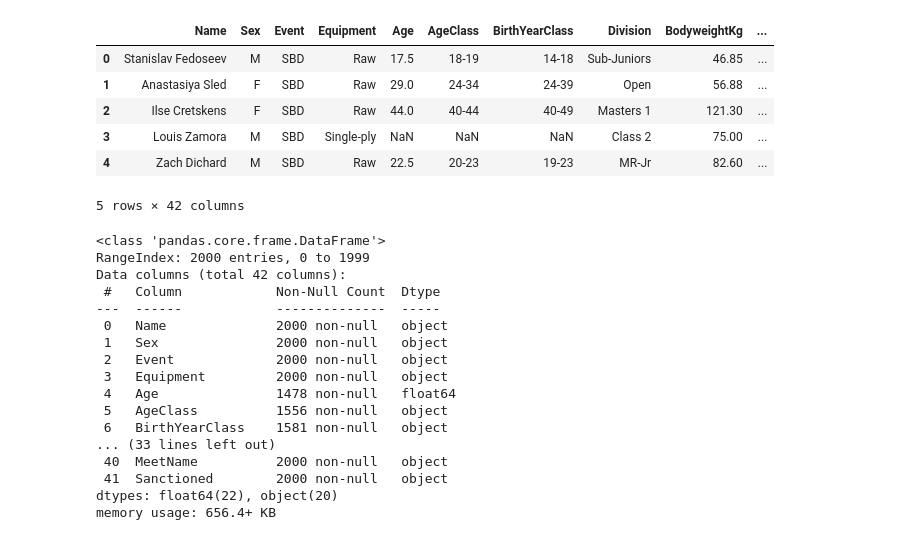
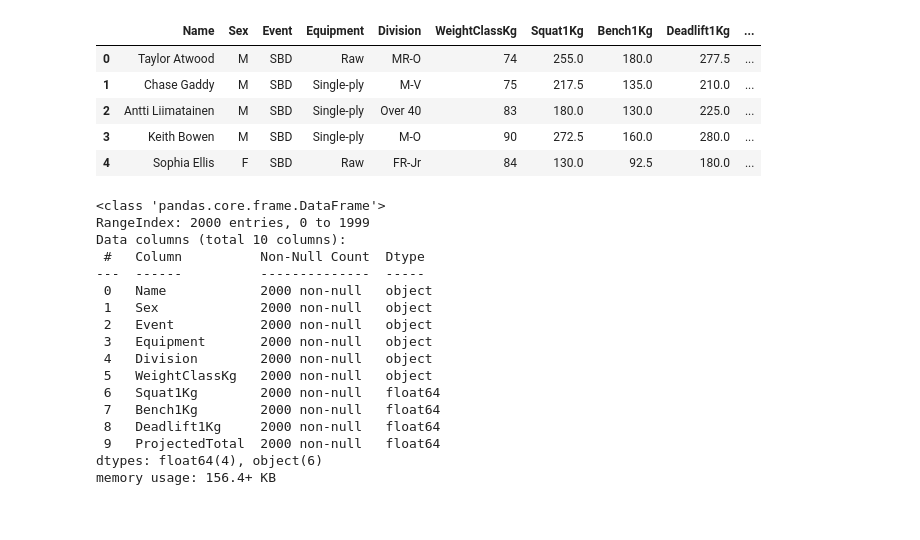
Before and after one commit to jack-mayberry/CS329E-Data-Analytics, a Jupyter notebook: Term Project/IPF_Data_Testing.ipynb, the cells around one changed output. Cells and saved outputs as stored; diff of their text form; code cells hidden in the pictures.

Commit message:
data cleaning

```diff
--- a/Term Project/IPF_Data_Testing.ipynb
+++ b/Term Project/IPF_Data_Testing.ipynb
@@ -3,36 +3,35 @@ import pandas as pd
 import numpy as np
 import matplotlib.pyplot as plt
 # %%
-df = pd.read_csv('ipf2000.csv')
+df = pd.read_csv('ipf_reg_2000.csv')
 df.head()
 # %% [output]
-|  | Name | Sex | Event | Equipment | Age | AgeClass | BirthYearClass | Division | BodyweightKg | ... |
-| 0 | Stanislav Fedoseev | M | SBD | Raw | 17.5 | 18-19 | 14-18 | Sub-Juniors | 46.85 | ... |
-| 1 | Anastasiya Sled | F | SBD | Raw | 29.0 | 24-34 | 24-39 | Open | 56.88 | ... |
-| 2 | Ilse Cretskens | F | SBD | Raw | 44.0 | 40-44 | 40-49 | Masters 1 | 121.30 | ... |
-| 3 | Louis Zamora | M | SBD | Single-ply | NaN | NaN | NaN | Class 2 | 75.00 | ... |
-| 4 | Zach Dichard | M | SBD | Raw | 22.5 | 20-23 | 19-23 | MR-Jr | 82.60 | ... |
+|  | Name | Sex | Event | Equipment | Division | WeightClassKg | Squat1Kg | Bench1Kg | Deadlift1Kg | ... |
+| 0 | Taylor Atwood | M | SBD | Raw | MR-O | 74 | 255.0 | 180.0 | 277.5 | ... |
+| 1 | Chase Gaddy | M | SBD | Single-ply | M-V | 75 | 217.5 | 135.0 | 210.0 | ... |
+| 2 | Antti Liimatainen | M | SBD | Single-ply | Over 40 | 83 | 180.0 | 130.0 | 225.0 | ... |
+| 3 | Keith Bowen | M | SBD | Single-ply | M-O | 90 | 272.5 | 160.0 | 280.0 | ... |
+| 4 | Sophia Ellis | F | SBD | Raw | FR-Jr | 84 | 130.0 | 92.5 | 180.0 | ... |
-5 rows × 42 columns
 # %%
 df.info()
 # %% [output]
 <class 'pandas.core.frame.DataFrame'>
 RangeIndex: 2000 entries, 0 to 1999
-Data columns (total 42 columns):
- #   Column            Non-Null Count  Dtype
----  ------            --------------  -----
- 0   Name              2000 non-null   object
- 1   Sex               2000 non-null   object
- 2   Event             2000 non-null   object
- 3   Equipment         2000 non-null   object
- 4   Age               1478 non-null   float64
- 5   AgeClass          1556 non-null   object
- 6   BirthYearClass    1581 non-null   object
-... (33 lines left out)
- 40  MeetName          2000 non-null   object
- 41  Sanctioned        2000 non-null   object
-dtypes: float64(22), object(20)
-memory usage: 656.4+ KB
+Data columns (total 10 columns):
+ #   Column          Non-Null Count  Dtype
+---  ------          --------------  -----
+ 0   Name            2000 non-null   object
+ 1   Sex             2000 non-null   object
+ 2   Event           2000 non-null   object
+ 3   Equipment       2000 non-null   object
+ 4   Division        2000 non-null   object
+ 5   WeightClassKg   2000 non-null   object
+ 6   Squat1Kg        2000 non-null   float64
+ 7   Bench1Kg        2000 non-null   float64
+ 8   Deadlift1Kg     2000 non-null   float64
+ 9   ProjectedTotal  2000 non-null   float64
+dtypes: float64(4), object(6)
+memory usage: 156.4+ KB
 # %%
 df.describe()
 # %% [output]
```
Also changed, not shown: parts of 2 cells of this notebook, 3 other files.
